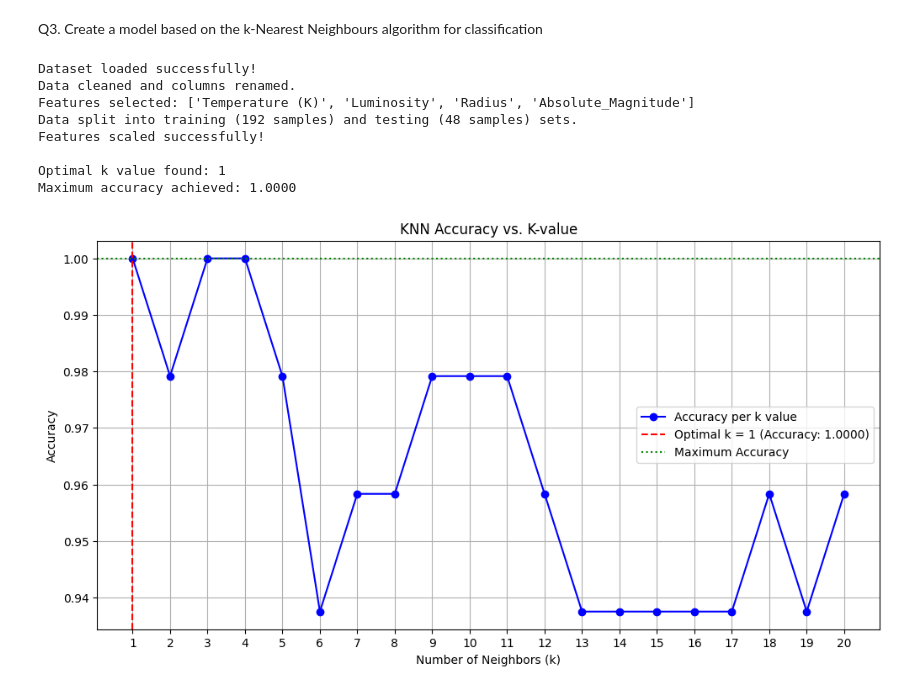
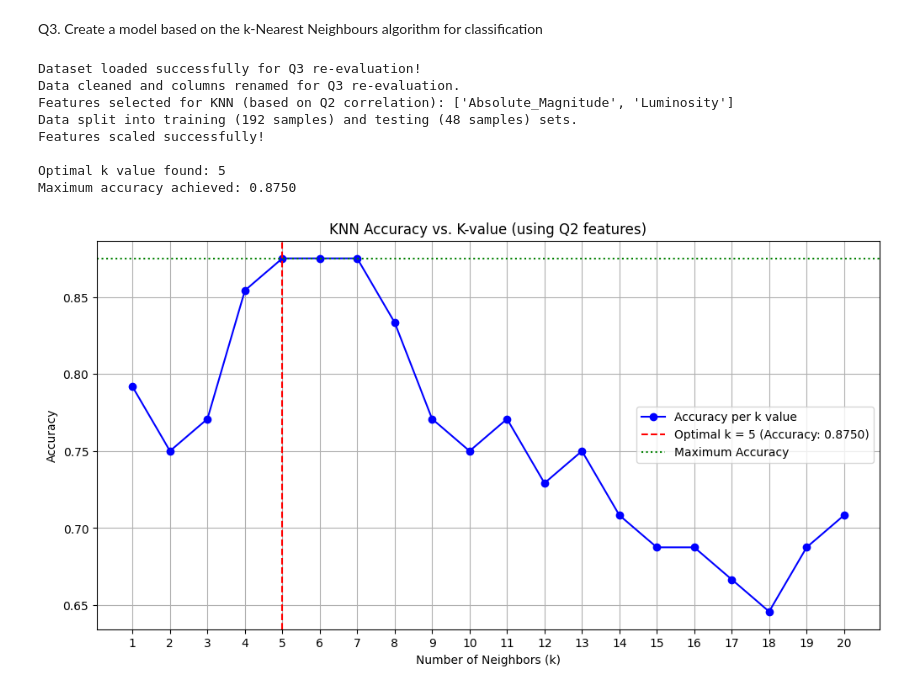
Before and after one commit to HassanKulu/AI-Coursework-2025, a Jupyter notebook: Stars_Classification.ipynb, the cells around one changed output. Cells and saved outputs as stored; diff of their text form; code cells hidden in the pictures.

```diff
--- a/Stars_Classification.ipynb
+++ b/Stars_Classification.ipynb
@@ -198,31 +198,41 @@ plt.show()
 # %% [markdown]
 Q3. Create a model based on the k-Nearest Neighbours algorithm for classification
 # %%
-# --- 1. Data Loading and Cleaning ---
+# --- 1. Data Loading and Cleaning (Re-included for self-containment) ---
+import pandas as pd
+import matplotlib.pyplot as plt
+from sklearn.model_selection import train_test_split
+from sklearn.preprocessing import StandardScaler
+from sklearn.neighbors import KNeighborsClassifier
+from sklearn.metrics import accuracy_score
+import seaborn as sns
+
 url = "https://raw.githubusercontent.com/YBIFoundation/Dataset/main/Stars.csv"
 try:
     df = pd.read_csv(url)
-    print("Dataset loaded successfully!")
+    print("Dataset loaded successfully for Q3 re-evaluation!")
 except Exception as e:
     print(f"Error loading dataset: {e}")
+    exit()
 
-# Apply cleaning steps
 df['Star color'] = df['Star color'].str.strip().str.replace('Blue-white', 'Blue-White')
 df.rename(columns={
     'Luminosity (L/Lo)': 'Luminosity',
     'Radius (R/Ro)': 'Radius',
     'Absolute magnitude (Mv)': 'Absolute_Magnitude'
 }, inplace=True)
-print("Data cleaned and columns renamed.")
+print("Data cleaned and columns renamed for Q3 re-evaluation.")
 
-# --- 2. Feature Selection and Target Variable ---
-feature_columns = ['Temperature (K)', 'Luminosity', 'Radius', 'Absolute_Magnitude']
+# --- 2. Feature Selection based on Q2 Correlation Matrix ---
+# From Q2, 'Absolute_Magnitude' (-0.95) and 'Luminosity' (0.68) had the strongest correlation with 'Star type'.
+feature_columns = ['Absolute_Magnitude', 'Luminosity']
+
 X = df[feature_columns]
 y = df['Star type']
-print(f"Features selected: {feature_columns}")
+print(f"Features selected for KNN (based on Q2 correlation): {feature_columns}")
 
 # --- 3. Split Data into Training and Testing Sets ---
-X_train, X_test, y_train, y_test = train_test_split(X, y, test_size=0.2, random_state=42)
+X_train, X_test, y_train, y_test = train_test_split(X, y, test_size=0.2, random_state=42, stratify=y)
 print(f"Data split into training ({len(X_train)} samples) and testing ({len(X_test)} samples) sets.")
 
 # --- 4. Scale Features using StandardScaler ---
@@ -238,37 +248,37 @@ k_range = range(1, 21)
 for k in k_range:
     knn = KNeighborsClassifier(n_neighbors=k)
     knn.fit(X_train_scaled, y_train)
     y_pred = knn.predict(X_test_scaled)
     accuracy = accuracy_score(y_test, y_pred)
     accuracy_scores.append(accuracy)
 
 optimal_k_index = accuracy_scores.index(max(accuracy_scores))
 optimal_k = k_range[optimal_k_index]
 max_accuracy = max(accuracy_scores)
 
 print(f"\nOptimal k value found: {optimal_k}")
 print(f"Maximum accuracy achieved: {max_accuracy:.4f}")
 
 # --- 6. Visualize Optimal K ---
 plt.figure(figsize=(12, 6))
 plt.plot(k_range, accuracy_scores, marker='o', linestyle='-', color='blue', label='Accuracy per k value')
 plt.axvline(x=optimal_k, color='red', linestyle='--', label=f'Optimal k = {optimal_k} (Accuracy: {max_accuracy:.4f})')
 plt.axhline(y=max_accuracy, color='green', linestyle=':', label='Maximum Accuracy')
 
-plt.title('KNN Accuracy vs. K-value')
+plt.title('KNN Accuracy vs. K-value (using Q2 features)')
 plt.xlabel('Number of Neighbors (k)')
 plt.ylabel('Accuracy')
 plt.xticks(list(k_range))
 plt.grid(True)
 plt.legend()
 plt.show()
 # %% [output]
-Dataset loaded successfully!
-Data cleaned and columns renamed.
-Features selected: ['Temperature (K)', 'Luminosity', 'Radius', 'Absolute_Magnitude']
+Dataset loaded successfully for Q3 re-evaluation!
+Data cleaned and columns renamed for Q3 re-evaluation.
+Features selected for KNN (based on Q2 correlation): ['Absolute_Magnitude', 'Luminosity']
 Data split into training (192 samples) and testing (48 samples) sets.
 Features scaled successfully!
 
-Optimal k value found: 1
-Maximum accuracy achieved: 1.0000
+Optimal k value found: 5
+Maximum accuracy achieved: 0.8750
-[figure, old version]
+[figure, new version]
```
Also changed, not shown: parts of 25 cells of this notebook.
